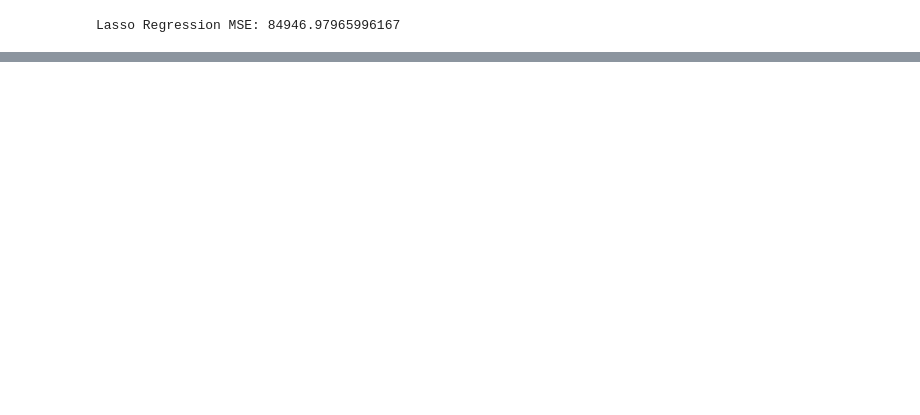
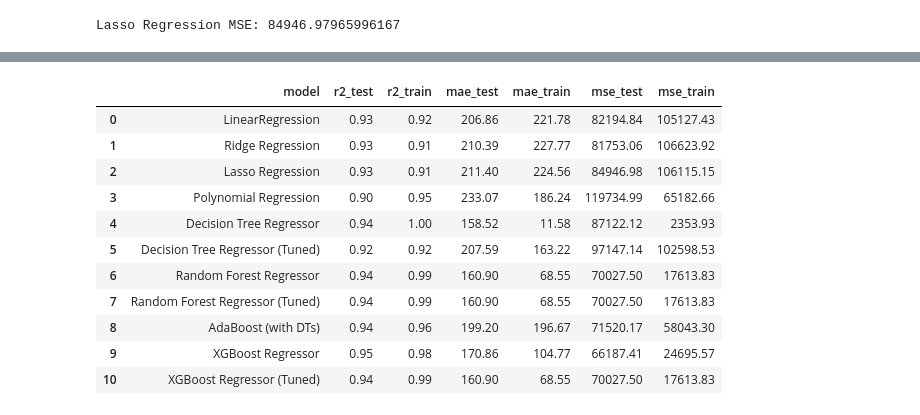
Before and after one commit to kipronokoech/House-Price-Predictions, a Jupyter notebook: Property24/property24_wc/modelling.ipynb, the cells around one changed output, grey strips where cells are left out. Cells and saved outputs as stored; diff of their text form; code cells hidden in the pictures; blank space fills up the shorter version.

Commit message:
done with modelling. This is the first draft. I still need to clean all the code

```diff
--- a/Property24/property24_wc/modelling.ipynb
+++ b/Property24/property24_wc/modelling.ipynb
@@ -317,9 +316,11 @@ from sklearn.linear_model import LinearRegression, Lasso, Ridge
 from sklearn.preprocessing import StandardScaler
 # %%
 # Split X and y into training and test set in 70:30 ratio
-
 X_train, X_test, y_train, y_test = train_test_split(X, y, test_size=0.30, random_state=42)
 
 scaler = StandardScaler()
 X_train = scaler.fit_transform(X_train)
 X_test = scaler.transform(X_test)
+y_train, y_test = np.array(y_train).ravel(), y_test
+# %%
+all_results = []
@@ -516,0 +468,14 @@ Best Lasso Regression MSE: 84946.97965996167
+# %%
+y_pred_test = poly_model.predict(X_test_poly)
+y_pred_train = poly_model.predict(X_train_poly)
+
+results = {
+    "model": "Polynomial Regression",
+    "r2_test": r2_score(y_pred_test, y_test),
+    "r2_train": r2_score(y_pred_train, y_train),
+    "mae_test": mean_absolute_error(y_pred_test, y_test),
+    "mae_train": mean_absolute_error(y_pred_train, y_train),
+    "mse_test": mean_squared_error(y_pred_test, y_test),
+    "mse_train": mean_squared_error(y_pred_train, y_train)
+}
+all_results.append(results)
@@ -516,0 +692,25 @@ Best Lasso Regression MSE: 84946.97965996167
+# %%
+import numpy as np
+from xgboost import XGBRegressor
+from sklearn.metrics import mean_squared_error, r2_score
+from sklearn.model_selection import train_test_split
+
+# Initialize the XGBoost Regressor
+xgb_reg = XGBRegressor(n_estimators=100, learning_rate=0.1, max_depth=3, random_state=42)
+
+# Fit the model
+xgb_reg.fit(X_train, np.array(y_train).ravel())
+
+y_pred_test = xgb_reg.predict(X_test)
+y_pred_train = xgb_reg.predict(X_train)
+
+results = {
+    "model": "XGBoost Regressor",
+    "r2_test": r2_score(y_pred_test, y_test),
+    "r2_train": r2_score(y_pred_train, y_train),
+    "mae_test": mean_absolute_error(y_pred_test, y_test),
+    "mae_train": mean_absolute_error(y_pred_train, y_train),
+    "mse_test": mean_squared_error(y_pred_test, y_test),
+    "mse_train": mean_squared_error(y_pred_train, y_train)
+}
+all_results.append(results)
@@ -516,0 +767,15 @@ Best Lasso Regression MSE: 84946.97965996167
+# %%
+pd.DataFrame(all_results)
+# %% [output]
+|  | model | r2_test | r2_train | mae_test | mae_train | mse_test | mse_train |
+| 0 | LinearRegression | 0.93 | 0.92 | 206.86 | 221.78 | 82194.84 | 105127.43 |
+| 1 | Ridge Regression | 0.93 | 0.91 | 210.39 | 227.77 | 81753.06 | 106623.92 |
+| 2 | Lasso Regression | 0.93 | 0.91 | 211.40 | 224.56 | 84946.98 | 106115.15 |
+| 3 | Polynomial Regression | 0.90 | 0.95 | 233.07 | 186.24 | 119734.99 | 65182.66 |
+| 4 | Decision Tree Regressor | 0.94 | 1.00 | 158.52 | 11.58 | 87122.12 | 2353.93 |
+| 5 | Decision Tree Regressor (Tuned) | 0.92 | 0.92 | 207.59 | 163.22 | 97147.14 | 102598.53 |
+| 6 | Random Forest Regressor | 0.94 | 0.99 | 160.90 | 68.55 | 70027.50 | 17613.83 |
+| 7 | Random Forest Regressor (Tuned) | 0.94 | 0.99 | 160.90 | 68.55 | 70027.50 | 17613.83 |
+| 8 | AdaBoost (with DTs) | 0.94 | 0.96 | 199.20 | 196.67 | 71520.17 | 58043.30 |
+| 9 | XGBoost Regressor | 0.95 | 0.98 | 170.86 | 104.77 | 66187.41 | 24695.57 |
+| 10 | XGBoost Regressor (Tuned) | 0.94 | 0.99 | 160.90 | 68.55 | 70027.50 | 17613.83 |
```
Also changed, not shown: parts of 44 cells of this notebook, 3 other files.
